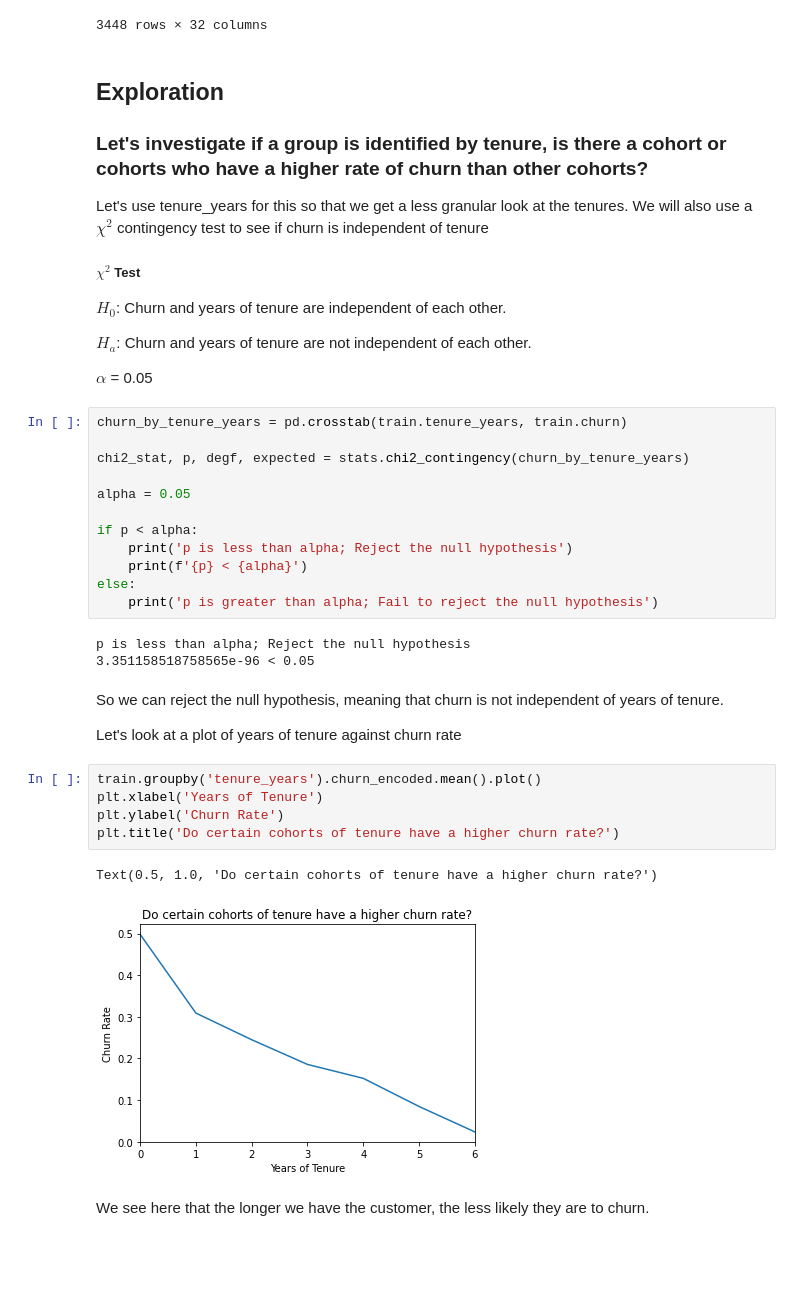
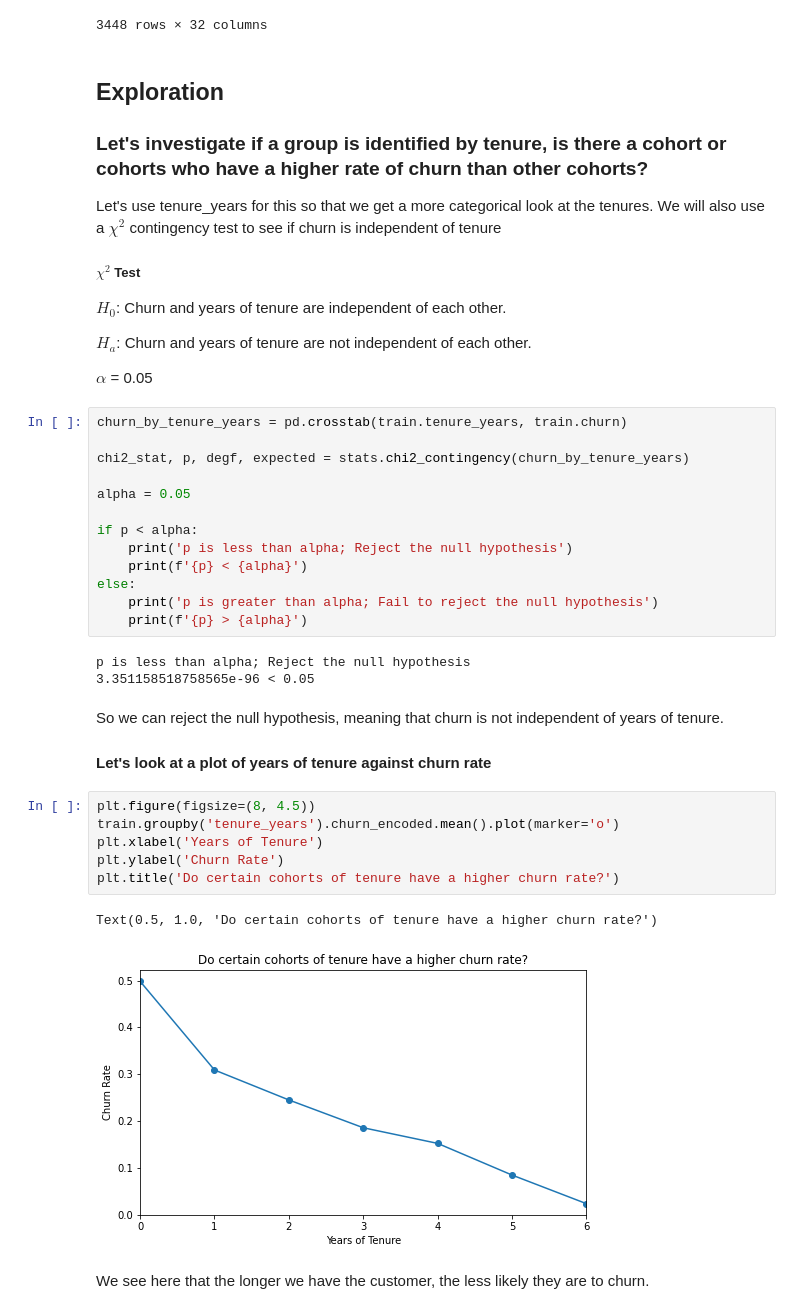
Before and after one commit to rubber-ducks-anonymous/classy-telco, a Jupyter notebook: telco_churn_report.ipynb, the cells around one changed output. Cells and saved outputs as stored; diff of their text form; blank space fills up the shorter version.

```diff
--- a/telco_churn_report.ipynb
+++ b/telco_churn_report.ipynb
@@ -205,7 +207,7 @@ train
 
 ### Let's investigate if a group is identified by tenure, is there a cohort or cohorts who have a higher rate of churn than other cohorts?
 
-Let's use tenure_years for this so that we get a less granular look at the tenures. We will also use a $\chi^2$ contingency test to see if churn is independent of tenure
+Let's use tenure_years for this so that we get a more categorical look at the tenures. We will also use a $\chi^2$ contingency test to see if churn is independent of tenure
 
 ##### $\chi^2$ Test
 
@@ -226,20 +228,22 @@ if p < alpha:
     print(f'{p} < {alpha}')
 else:
     print('p is greater than alpha; Fail to reject the null hypothesis')
+    print(f'{p} > {alpha}')
 # %% [output]
 p is less than alpha; Reject the null hypothesis
 3.351158518758565e-96 < 0.05
 # %% [markdown]
 So we can reject the null hypothesis, meaning that churn is not independent of years of tenure.
 
-Let's look at a plot of years of tenure against churn rate
+#### Let's look at a plot of years of tenure against churn rate
 # %%
-train.groupby('tenure_years').churn_encoded.mean().plot()
+plt.figure(figsize=(8, 4.5))
+train.groupby('tenure_years').churn_encoded.mean().plot(marker='o')
 plt.xlabel('Years of Tenure')
 plt.ylabel('Churn Rate')
 plt.title('Do certain cohorts of tenure have a higher churn rate?')
 # %% [output]
 Text(0.5, 1.0, 'Do certain cohorts of tenure have a higher churn rate?')
-[figure, old version]
+[figure, new version]
 # %% [markdown]
 We see here that the longer we have the customer, the less likely they are to churn.
```
Also changed, not shown: parts of 15 cells of this notebook.
